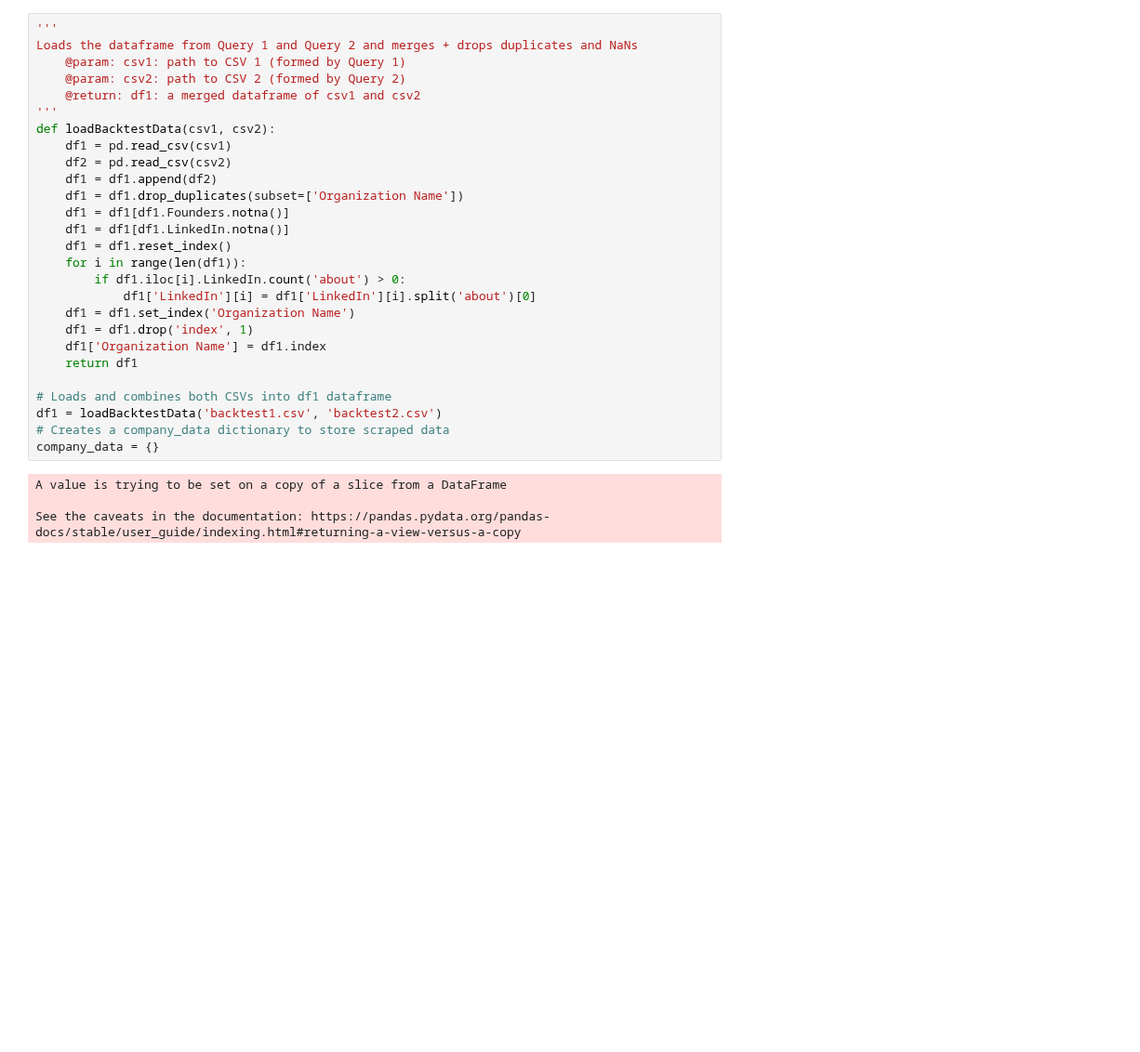
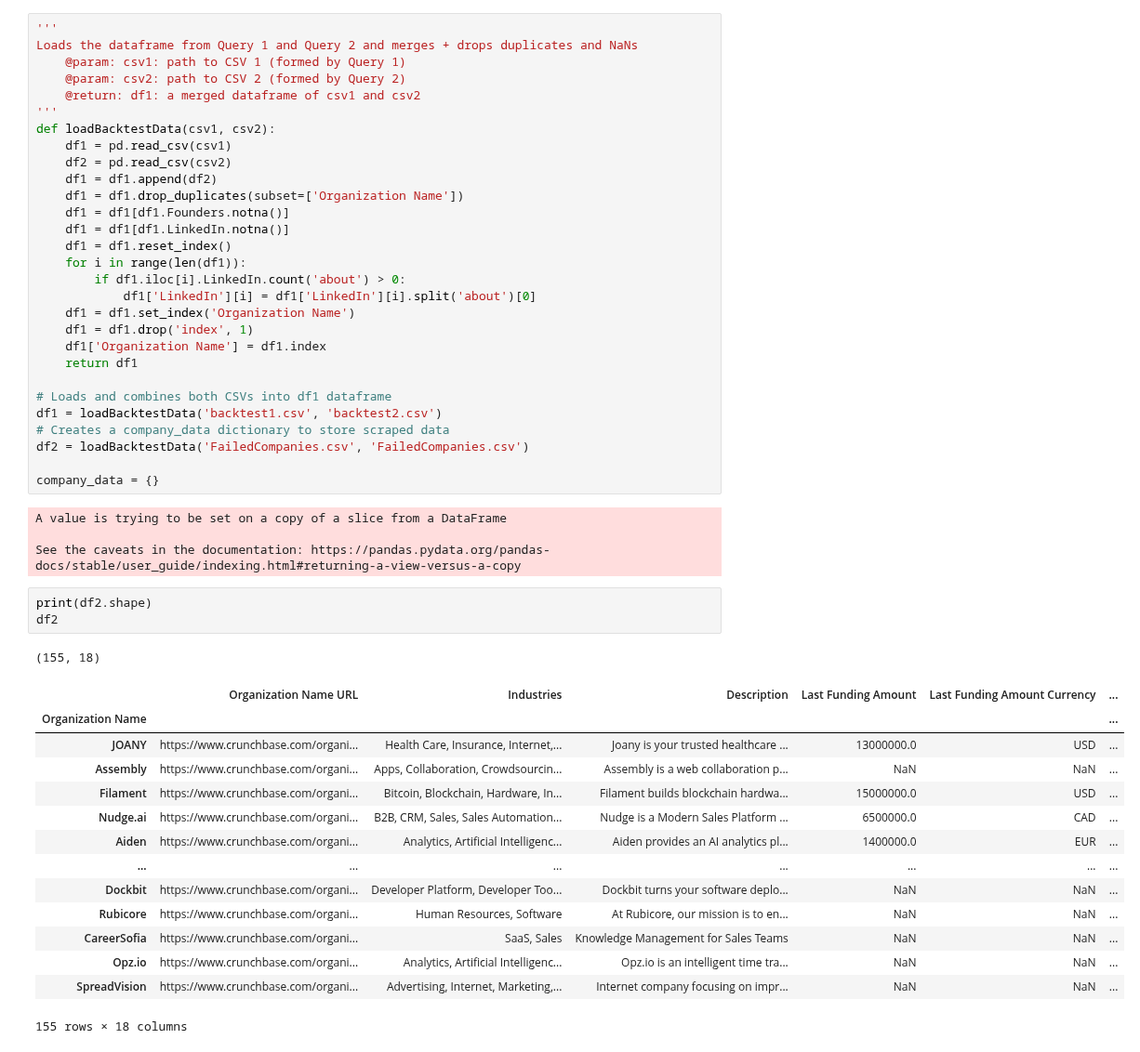
Before and after one commit to sarahbeasley2020/Scraping, a Jupyter notebook: Backtesting/Backtesting.ipynb, the cells around one changed output. Shown at 93% size. Cells and saved outputs as stored; diff of their text form; blank space fills up the shorter version.

Commit message:
failed analysis

```diff
--- a/Backtesting/Backtesting.ipynb
+++ b/Backtesting/Backtesting.ipynb
@@ -97,11 +97,32 @@ def loadBacktestData(csv1, csv2):
 # Loads and combines both CSVs into df1 dataframe
 df1 = loadBacktestData('backtest1.csv', 'backtest2.csv')
 # Creates a company_data dictionary to store scraped data
+df2 = loadBacktestData('FailedCompanies.csv', 'FailedCompanies.csv')
+
 company_data = {}
 # %% [output]
 A value is trying to be set on a copy of a slice from a DataFrame
 
 See the caveats in the documentation: https://pandas.pydata.org/pandas-docs/stable/user_guide/indexing.html#returning-a-view-versus-a-copy
+# %%
+print(df2.shape)
+df2
+# %% [output]
+(155, 18)
+|  | Organization Name URL | Industries | Description | Last Funding Amount | Last Funding Amount Currency | ... |
+| Organization Name |  |  |  |  |  | ... |
+| JOANY | https://www.crunchbase.com/organi... | Health Care, Insurance, Internet,... | Joany is your trusted healthcare ... | 13000000.0 | USD | ... |
+| Assembly | https://www.crunchbase.com/organi... | Apps, Collaboration, Crowdsourcin... | Assembly is a web collaboration p... | NaN | NaN | ... |
+| Filament | https://www.crunchbase.com/organi... | Bitcoin, Blockchain, Hardware, In... | Filament builds blockchain hardwa... | 15000000.0 | USD | ... |
+| Nudge.ai | https://www.crunchbase.com/organi... | B2B, CRM, Sales, Sales Automation... | Nudge is a Modern Sales Platform ... | 6500000.0 | CAD | ... |
+| Aiden | https://www.crunchbase.com/organi... | Analytics, Artificial Intelligenc... | Aiden provides an AI analytics pl... | 1400000.0 | EUR | ... |
+| ... | ... | ... | ... | ... | ... | ... |
+| Dockbit | https://www.crunchbase.com/organi... | Developer Platform, Developer Too... | Dockbit turns your software deplo... | NaN | NaN | ... |
+| Rubicore | https://www.crunchbase.com/organi... | Human Resources, Software | At Rubicore, our mission is to en... | NaN | NaN | ... |
+| CareerSofia | https://www.crunchbase.com/organi... | SaaS, Sales | Knowledge Management for Sales Teams | NaN | NaN | ... |
+| Opz.io | https://www.crunchbase.com/organi... | Analytics, Artificial Intelligenc... | Opz.io is an intelligent time tra... | NaN | NaN | ... |
+| SpreadVision | https://www.crunchbase.com/organi... | Advertising, Internet, Marketing,... | Internet company focusing on impr... | NaN | NaN | ... |
+155 rows × 18 columns
 # %%
 '''
 Method to set up and log into the LinkedIn using chromedriver
```
Also changed, not shown: parts of 5 cells of this notebook, 2 other files.
